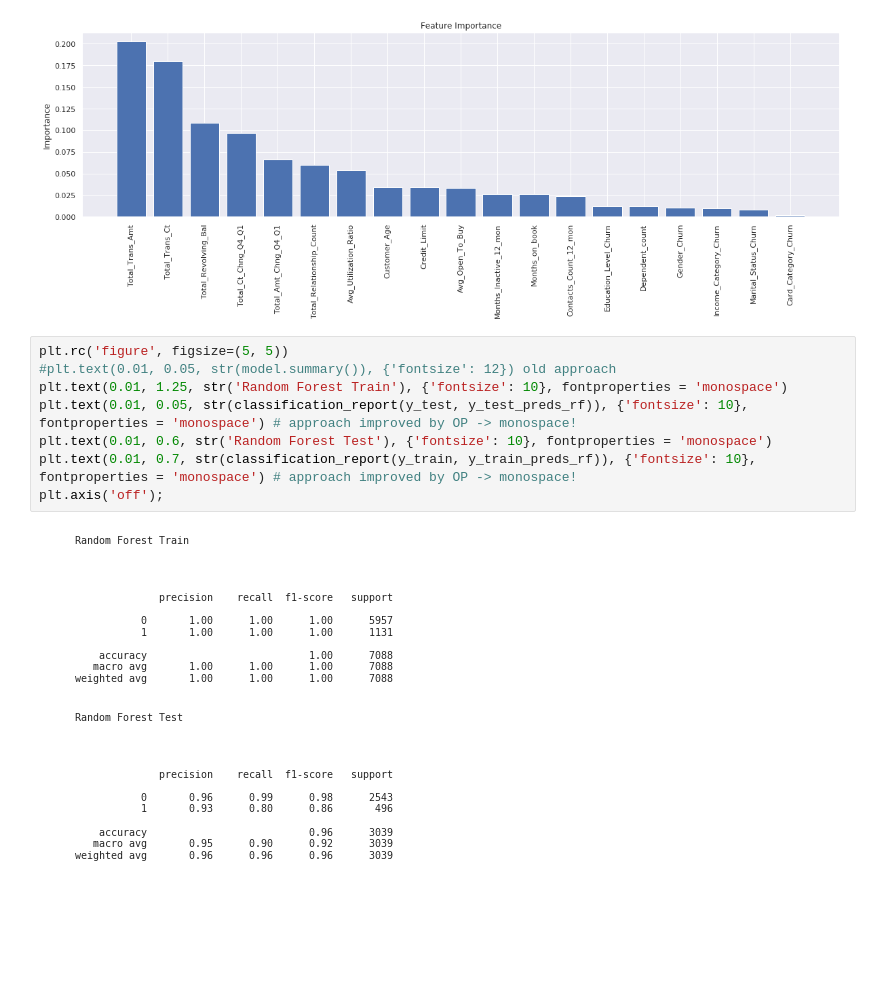
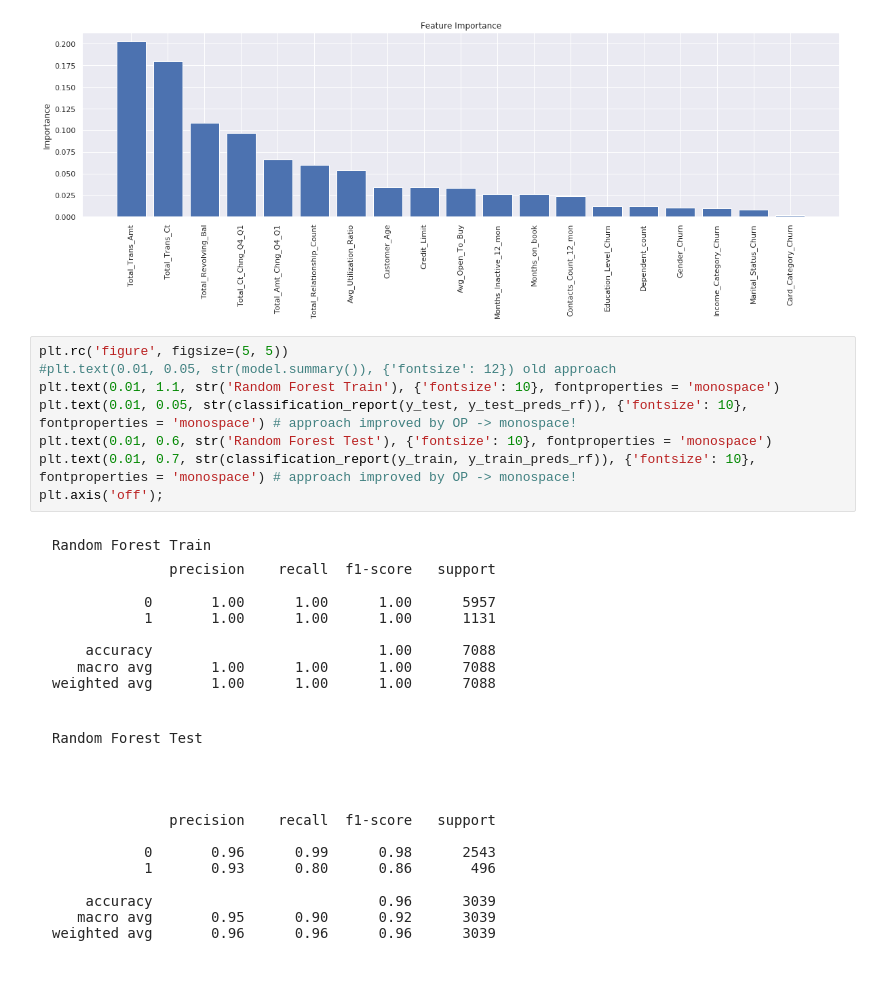
Before and after one commit to Digital-Sherlock/Predict-Customer-Churn, a Jupyter notebook: churn_notebook.ipynb, the cells around one changed output. Saved outputs shown, nothing was run; the diff lists cells and outputs as text; blank space fills up the shorter version.

```diff
--- a/churn_notebook.ipynb
+++ b/churn_notebook.ipynb
@@ -391,13 +391,13 @@ plt.xticks(range(X.shape[1]), names, rotation=90);
 # %%
 plt.rc('figure', figsize=(5, 5))
 #plt.text(0.01, 0.05, str(model.summary()), {'fontsize': 12}) old approach
-plt.text(0.01, 1.25, str('Random Forest Train'), {'fontsize': 10}, fontproperties = 'monospace')
+plt.text(0.01, 1.1, str('Random Forest Train'), {'fontsize': 10}, fontproperties = 'monospace')
 plt.text(0.01, 0.05, str(classification_report(y_test, y_test_preds_rf)), {'fontsize': 10}, fontproperties = 'monospace') # approach improved by OP -> monospace!
 plt.text(0.01, 0.6, str('Random Forest Test'), {'fontsize': 10}, fontproperties = 'monospace')
 plt.text(0.01, 0.7, str(classification_report(y_train, y_train_preds_rf)), {'fontsize': 10}, fontproperties = 'monospace') # approach improved by OP -> monospace!
 plt.axis('off');
 # %% [output]
-[figure, old version]
+[figure, new version]
 # %%
 plt.rc('figure', figsize=(5, 5))
 plt.text(0.01, 1.25, str('Logistic Regression Train'), {'fontsize': 10}, fontproperties = 'monospace')
```
Also changed, not shown: parts of 1 cell of this notebook, 2 other files.
